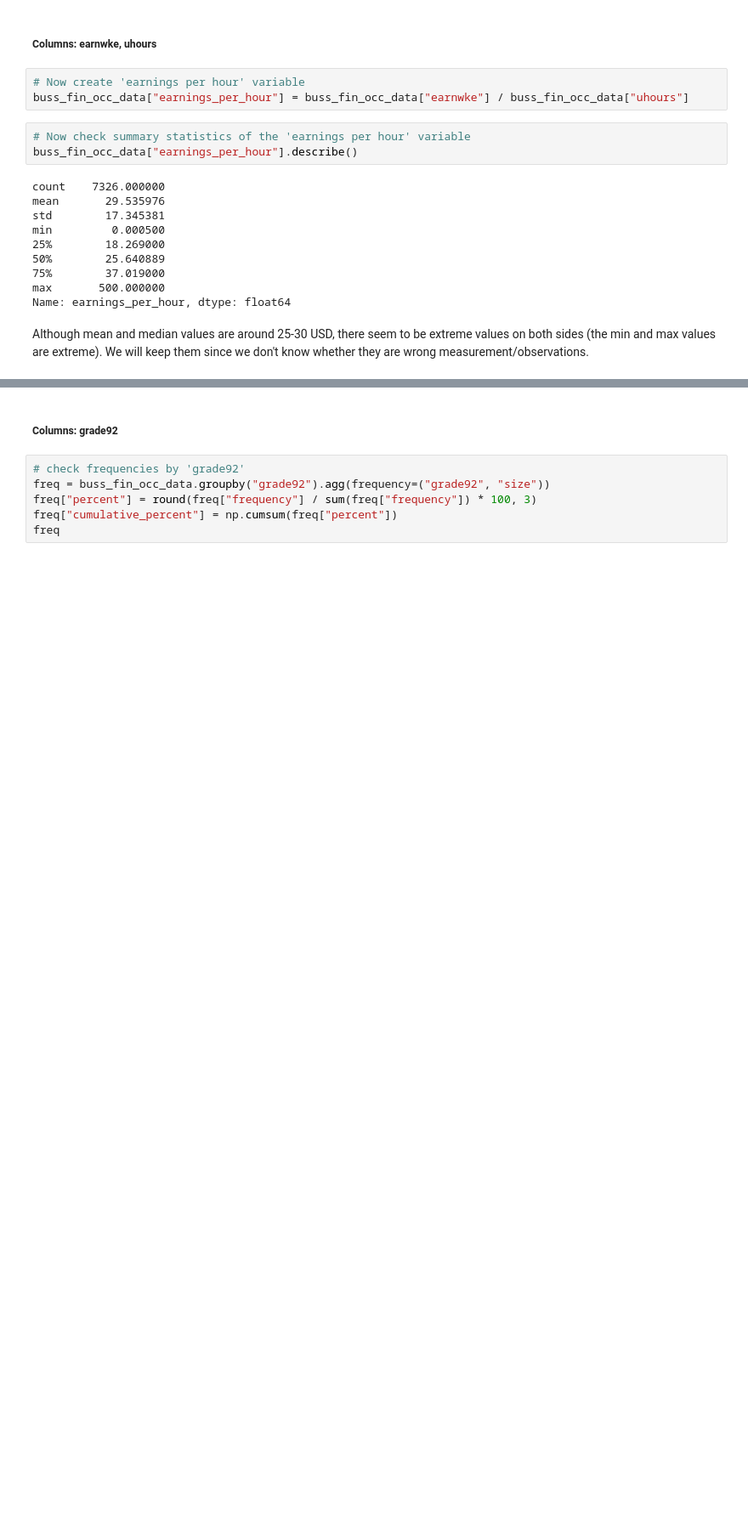
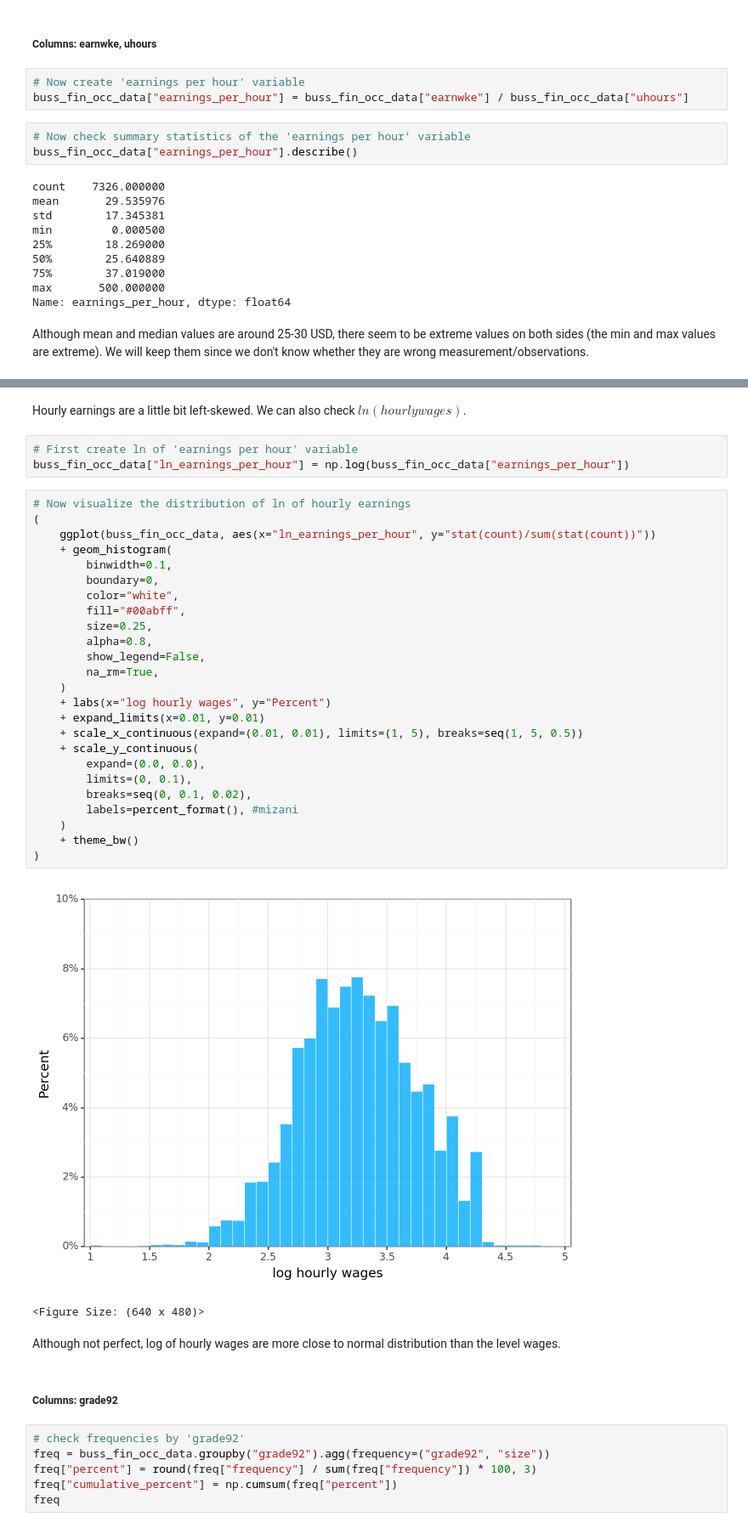
Before and after one commit to kocakale/DataAnalytics, a Jupyter notebook: DA3_Assignment1.ipynb, the cells around one changed output, grey strips where cells are left out. Shown: that part at 85% size. Saved outputs shown, nothing was run; the diff lists cells and outputs as text; blank space fills up the shorter version.

Commit message:
Added visuals and modelling section

```diff
--- a/DA3_Assignment1.ipynb
+++ b/DA3_Assignment1.ipynb
@@ -232,6 +230,41 @@ buss_fin_occ_data.head()
 # %% [output]
 [figure]
 <Figure Size: (640 x 480)>
+# %% [markdown]
+Hourly earnings are a little bit left-skewed. We can also check $ln(hourlywages)$.
+# %%
+# First create ln of 'earnings per hour' variable
+buss_fin_occ_data["ln_earnings_per_hour"] = np.log(buss_fin_occ_data["earnings_per_hour"])
+# %%
+# Now visualize the distribution of ln of hourly earnings
+(
+    ggplot(buss_fin_occ_data, aes(x="ln_earnings_per_hour", y="stat(count)/sum(stat(count))"))
+    + geom_histogram(
+        binwidth=0.1,
+        boundary=0,
+        color="white",
+        fill="#00abff",
+        size=0.25,
+        alpha=0.8,
+        show_legend=False,
+        na_rm=True,
+    )
+    + labs(x="log hourly wages", y="Percent")
+    + expand_limits(x=0.01, y=0.01)
+    + scale_x_continuous(expand=(0.01, 0.01), limits=(1, 5), breaks=seq(1, 5, 0.5))
+    + scale_y_continuous(
+        expand=(0.0, 0.0),
+        limits=(0, 0.1),
+        breaks=seq(0, 0.1, 0.02),
+        labels=percent_format(), #mizani
+    )
+    + theme_bw()
+)
+# %% [output]
+[figure, added]
+<Figure Size: (640 x 480)>
+# %% [markdown]
+Although not perfect, log of hourly wages are more close to normal distribution than the level wages.
 # %% [markdown]
 ##### Columns: grade92
 # %%
```
Also changed, not shown: parts of 92 cells of this notebook.
